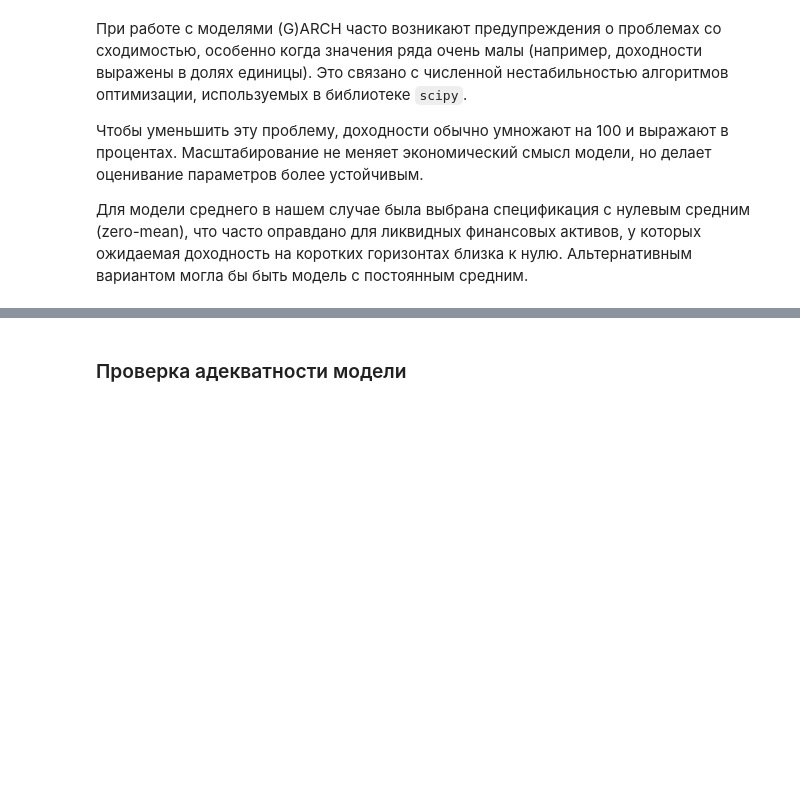
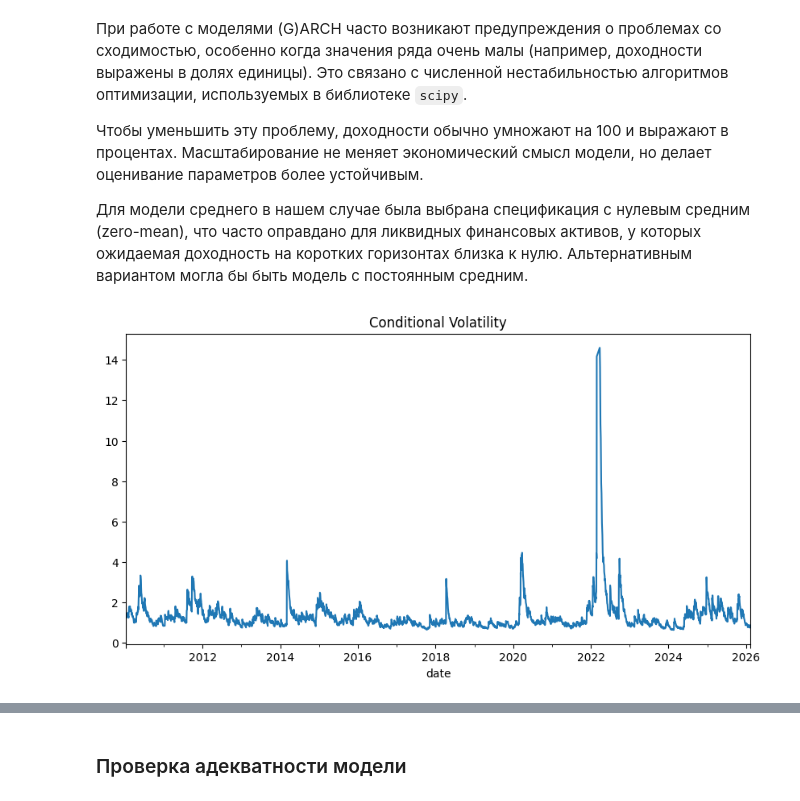
Before and after one commit to quantviews/financial-markets-2025, a Jupyter notebook: ipynb/Time_series_models_(base)_2026_ru.ipynb, the cells around one changed output, grey strips where cells are left out. Drawn from its saved outputs; the diff is of its cells as text; code cells hidden in the pictures; blank space fills up the shorter version.

```diff
--- a/ipynb/Time_series_models_(base)_2026_ru.ipynb
+++ b/ipynb/Time_series_models_(base)_2026_ru.ipynb
@@ -1919,9 +2125,9 @@ from arch import arch_model
 # %%
 #df.index = df["log_rtns"].index.to_timestamp() # convert index to DateTime
 # %%
-am = arch_model(df['log_rtns']*100,
+am = arch_model(df['log_rtns'].dropna()*100,
                 mean='Zero',
                 vol='GARCH',
-                p=1, o=0, q=0)
+                p=1, o=0, q=1)
 res = am.fit(update_freq=5)
 print(res.summary())
@@ -1933,8 +2157,10 @@ print(res.summary())
 Для модели среднего в нашем случае была выбрана спецификация с нулевым средним (zero-mean), что часто оправдано для ликвидных финансовых активов, у которых ожидаемая доходность на коротких горизонтах близка к нулю. Альтернативным вариантом могла бы быть модель с постоянным средним.
 # %%
 # Plot conditional volatility
-res.conditional_volatility.plot(title='Conditional Volatility', figsize=(10, 6))
+res.conditional_volatility.plot(title='Conditional Volatility', figsize=(10, 5))
 plt.show()
+# %% [output]
+[figure, added]
 # %%
 resid = res.resid/100
 
```
Also changed, not shown: parts of 41 cells of this notebook, 1 other file.
